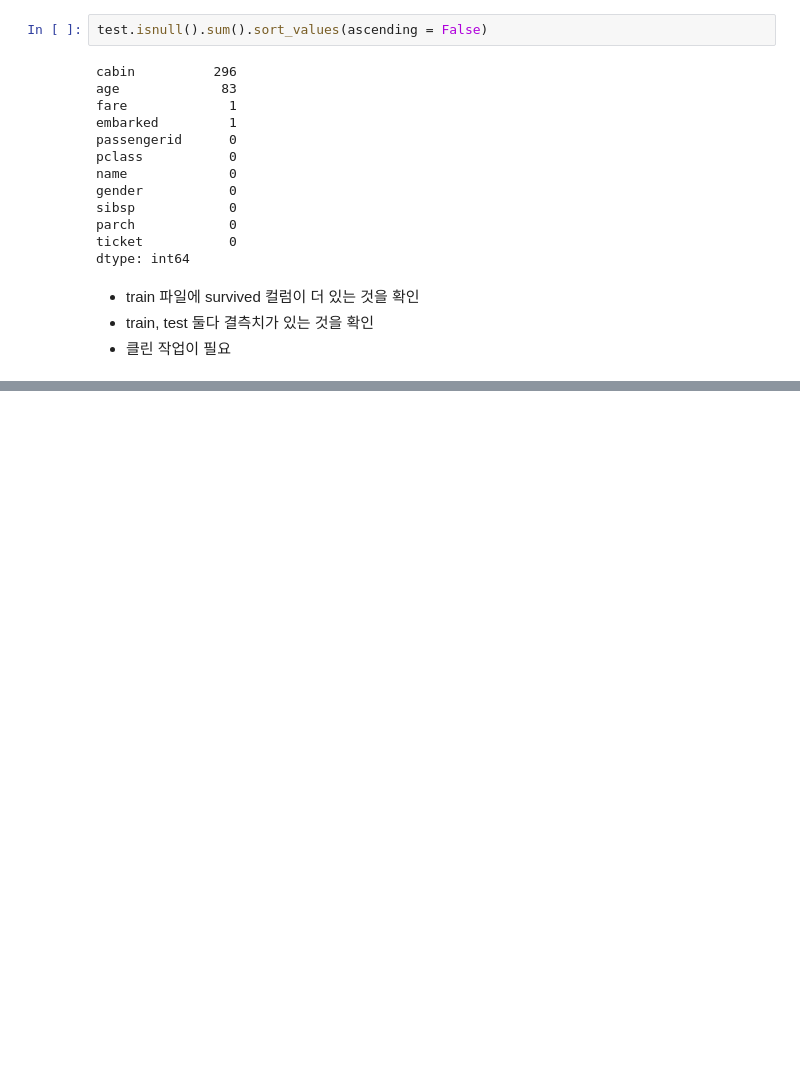
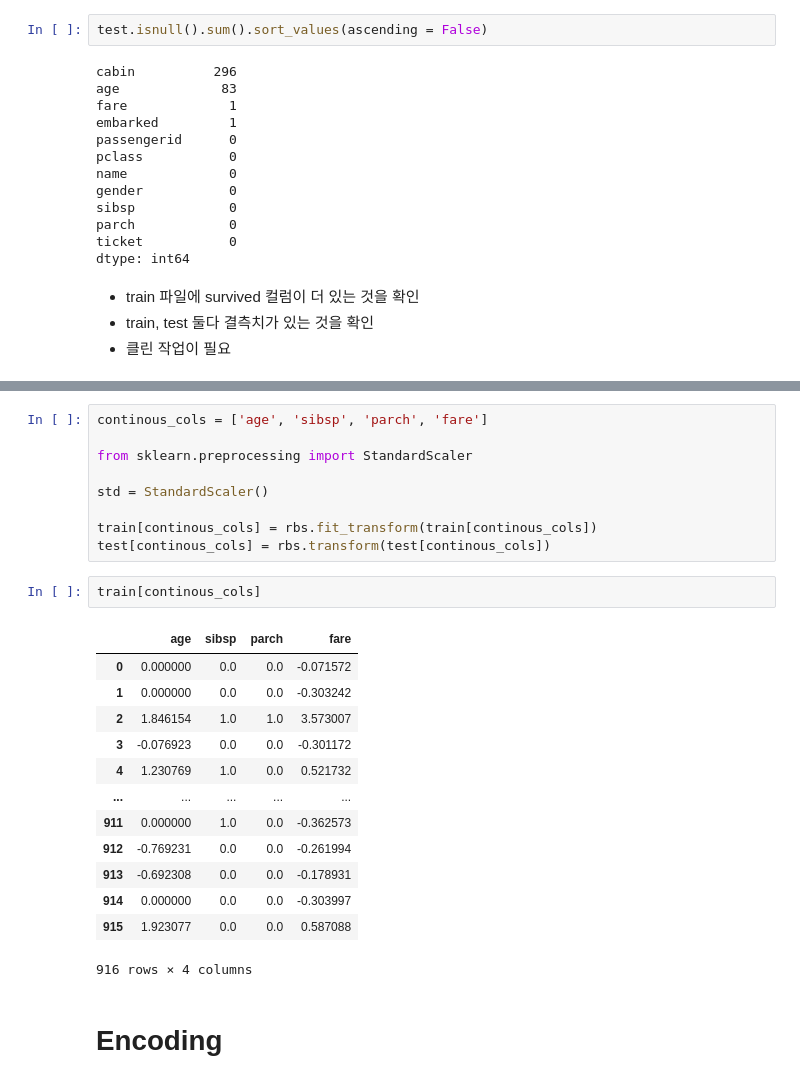
Before and after one commit to leenoru/titanic_competition, a Jupyter notebook: 230220_titanic.ipynb, the cells around one changed output, grey strips where cells are left out. Cells and saved outputs as stored; diff of their text form; blank space fills up the shorter version.

```diff
--- a/230220_titanic.ipynb
+++ b/230220_titanic.ipynb
@@ -218,0 +397,27 @@ EDA
+# %%
+continous_cols = ['age', 'sibsp', 'parch', 'fare']
+
+from sklearn.preprocessing import StandardScaler
+
+std = StandardScaler()
+
+train[continous_cols] = rbs.fit_transform(train[continous_cols])
+test[continous_cols] = rbs.transform(test[continous_cols])
+# %%
+train[continous_cols]
+# %% [output]
+|  | age | sibsp | parch | fare |
+| 0 | 0.000000 | 0.0 | 0.0 | -0.071572 |
+| 1 | 0.000000 | 0.0 | 0.0 | -0.303242 |
+| 2 | 1.846154 | 1.0 | 1.0 | 3.573007 |
+| 3 | -0.076923 | 0.0 | 0.0 | -0.301172 |
+| 4 | 1.230769 | 1.0 | 0.0 | 0.521732 |
+| ... | ... | ... | ... | ... |
+| 911 | 0.000000 | 1.0 | 0.0 | -0.362573 |
+| 912 | -0.769231 | 0.0 | 0.0 | -0.261994 |
+| 913 | -0.692308 | 0.0 | 0.0 | -0.178931 |
+| 914 | 0.000000 | 0.0 | 0.0 | -0.303997 |
+| 915 | 1.923077 | 0.0 | 0.0 | 0.587088 |
+916 rows × 4 columns
+# %% [markdown]
+# Encoding
```
Also changed, not shown: parts of 62 cells of this notebook.
